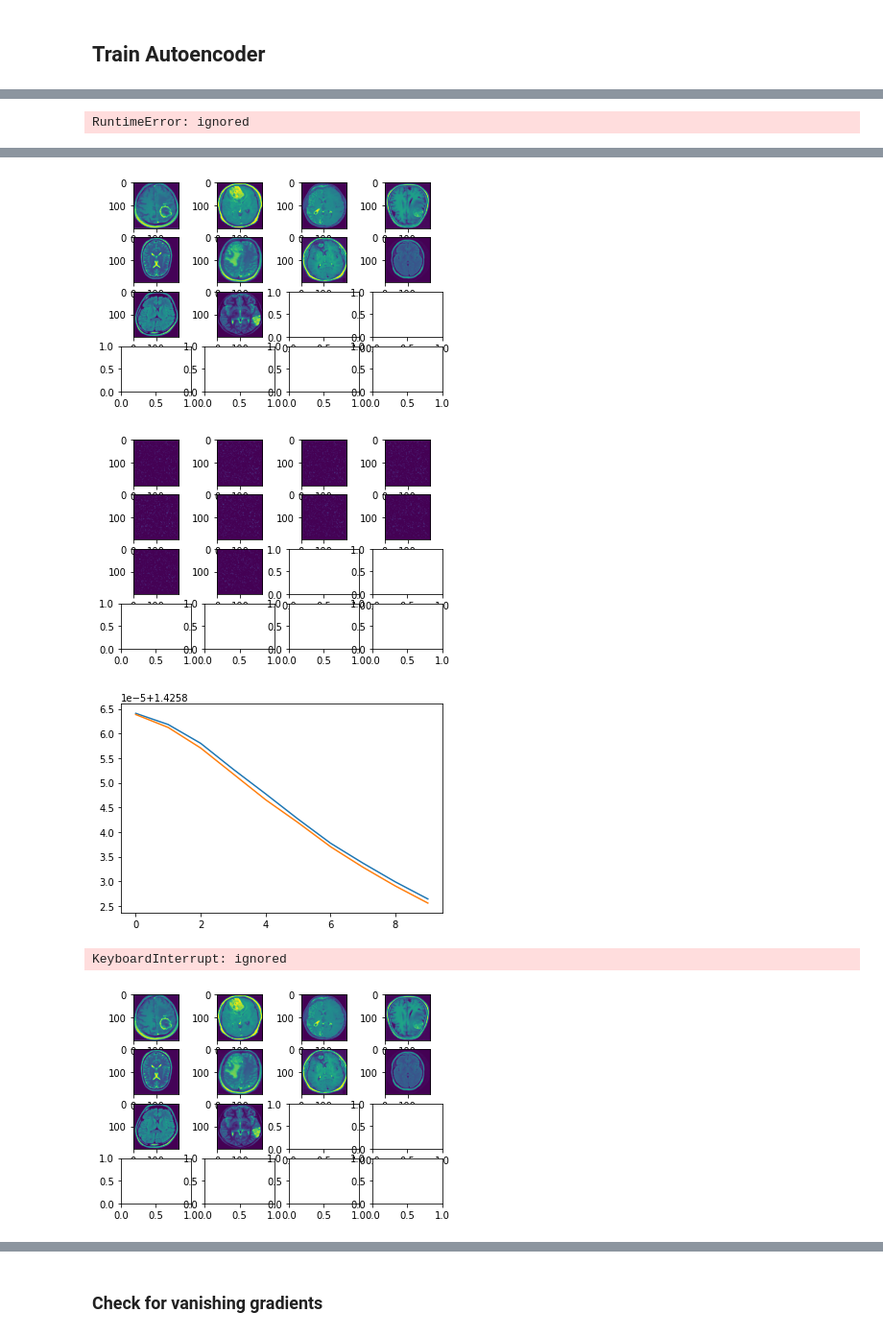
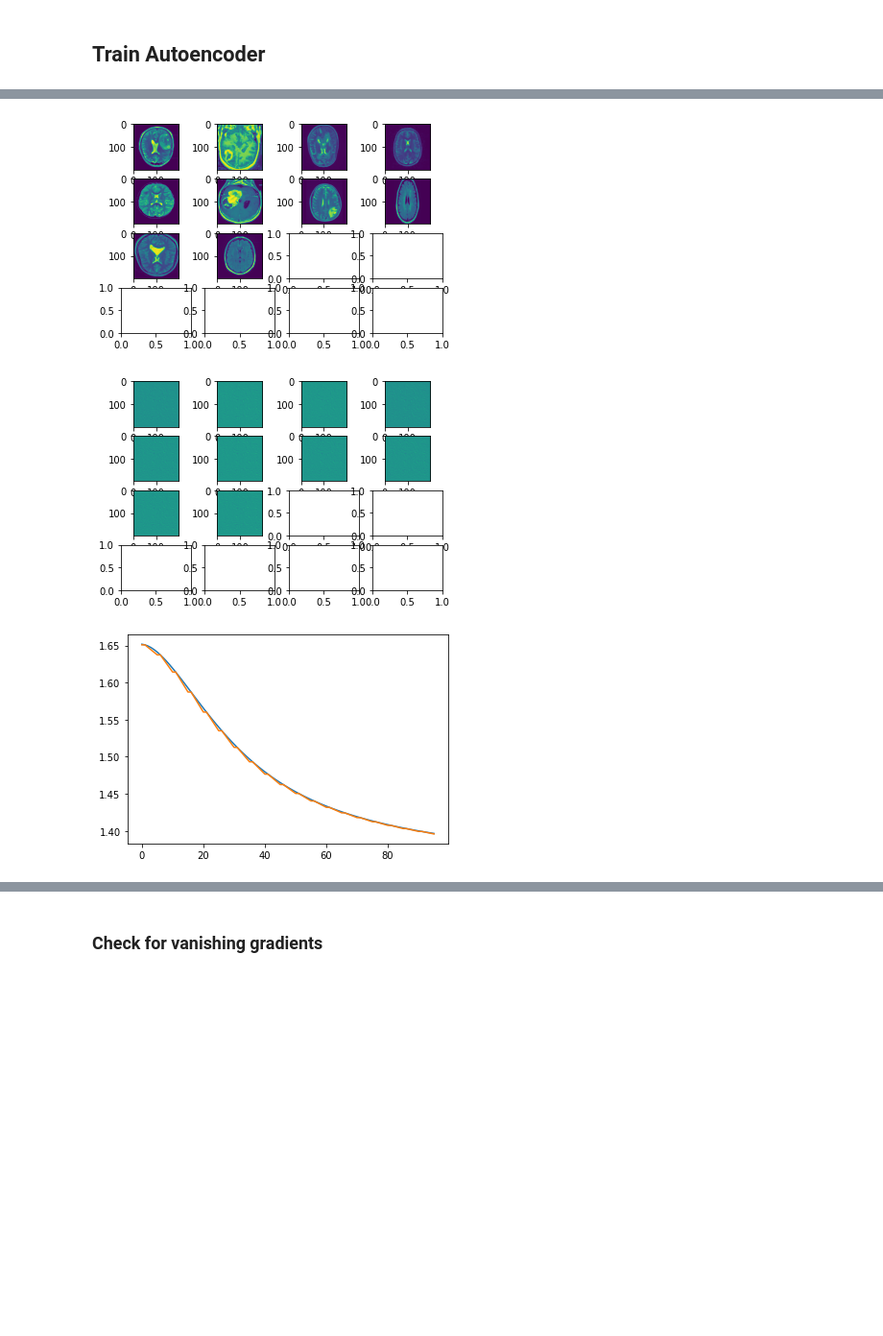
Before and after one commit to rhausman/brain_tumor_analysis, a Jupyter notebook: Tumor_Analysis.ipynb, the cells around one changed output, grey strips where cells are left out. Shown at 96% size. Saved outputs shown, nothing was run; the diff lists cells and outputs as text; code cells hidden in the pictures; blank space fills up the shorter version.

```diff
--- a/Tumor_Analysis.ipynb
+++ b/Tumor_Analysis.ipynb
@@ -519,12 +564,14 @@ class VAE(nn.Module):
 # %%
 # helper fxns
 def show_batch(batch, n=None):
+  device = torch.device("cuda:0" if torch.cuda.is_available() else "cpu")
+
   if n is not None:
     batch = batch[:n]
   sidelen = int(sqrt(len(batch)))+1
   f, axarr = plt.subplots(sidelen,sidelen)
   #print(batch[0].size())
-  batch = [ np.squeeze(t.detach().numpy() , axis=0) if 1 in t.shape else t.detach().numpy() for t in batch ]
+  batch = [ np.squeeze(t.cpu().detach().numpy() , axis=0) if 1 in t.shape else t.cpu().detach().numpy() for t in batch ]
   for i in range(sidelen):
     for j in range(sidelen):
       index = (sidelen*i)+j
@@ -536,7 +583,7 @@ def show_batch(batch, n=None):
 epochs = 100
 
 # data
-ds = MyDataSet(pos_dir = "/content/drive/MyDrive/kaggle/brain_tumor_dataset/yes", neg_dir="/content/drive/MyDrive/kaggle/brain_tumor_dataset/no")
+ds = MyDataSet(pos_dir = "/content/drive/MyDrive/kaggle/brain_tumor_dataset/yes", neg_dir="/content/drive/MyDrive/kaggle/brain_tumor_dataset/no", res=200) #50
 mean, std = ds.get_mean_and_std() # set up normalization with the same mean and td overall for each
 ds.set_up_normalization(mean, std)
 train_set, test_set = random_split(ds, [0.8, 0.2], generator=torch.Generator().manual_seed(42)) # manual seed for reproducible result right now
@@ -556,28 +603,26 @@ Training model at  1678048679_ae.pt
-# %%
-net = VAE()
-one_batch = next(iter(train_loader))[0]
-assert_vars_change(model=net,
-    loss_fn=nn.MSELoss(),
-    optim=torch.optim.Adam(net.parameters()),
-    batch=one_batch,
-    device = 'cpu')
-# %% [output]
-RuntimeError: ignored
 # %%
+device = torch.device("cuda:0" if torch.cuda.is_available() else "cpu")
+
 net = VAE()
+net = net.to(device) # todo remove
+
 loss_fxn = nn.MSELoss()
-optimizer = optim.SGD(net.parameters(), lr=0.001, momentum=0.9) # weight_decay = 1e-5
+optimizer = optim.SGD(net.parameters(), lr=0.01, momentum=0.9) # weight_decay = 1e-5 # todo 0.001 learning rate
 
 train_losses = []
 test_losses = []
 
-one_batch = next(iter(train_loader))
+one_batch = next(iter(train_loader)) ## TODO remove these 2 lines
+torch.autograd.set_detect_anomaly(True)
 
 for epoch in range(epochs):
   net.train()
   running_loss = 0.
   for i, batch in enumerate([one_batch]): #enumerate(train_loader):
     X, y = batch
+    X = X.to(device)
+    y = y.to(device)
+
     optimizer.zero_grad()
     output = net(X)
     output = torch.squeeze(output, 1)
@@ -587,33 +632,41 @@ for epoch in range(epochs):
 
     running_loss += loss.item()
     """"""
-    break # todo remove
+
 
     #print(f"Output: {output}, labels: {y}, loss: {loss.item()}")
     #stats
+
+
+  # save model each epoch
+  train_losses.append(running_loss)
   """ TODO REMOVE """
   if epoch % 5 != 0: # gotta remove these lines
-    continue
+    continue # next epoch
+  torch.save(net.state_dict(), save_path)
 
-  # save model each epoch
-  torch.save(net.state_dict(), save_path)
-  train_losses.append(running_loss)
   # see the validation loss
   net.eval()
   with torch.no_grad():
     test_loss = 0.
     for i, val_batch in enumerate([one_batch]): #enumerate(test_loader): # todo CHANGE THIS BACK
       X, y = val_batch
+      X = X.to(device)
+      y = y.to(device)
+
       output = net(X)
       output = torch.squeeze(output, 1)
       loss = loss_fxn(output, torch.squeeze(X))
       test_loss += loss.item()
-    test_losses.append(test_loss)
+    if len(test_losses) > 0:
+      test_losses.extend(list(np.linspace(test_losses[-1], test_loss, 5)))
+    else:
+      test_losses.append(test_loss) # TODO: SHOULD BE DEFAULT
     """"""
     #show_batch(X)
     #show_batch(net.inference(X))
     show_batch(batch[0]) # TODO REMOVE THESE 2 LINES
-    show_batch(net.inference(batch[0]))
+    show_batch(net.inference(batch[0].to(device)))
 
   # Display output!
   clear_output(wait=True)
@@ -628,5 +681,3 @@ Epoch 45 train loss: 1.4258264303207397
-[figure, old version]
+[figure, new version]
-[figure, old version]
+[figure, new version]
-[figure, old version]
+[figure, new version]
-KeyboardInterrupt: ignored
-[figure, removed]
```
Also changed, not shown: parts of 7 cells of this notebook.
